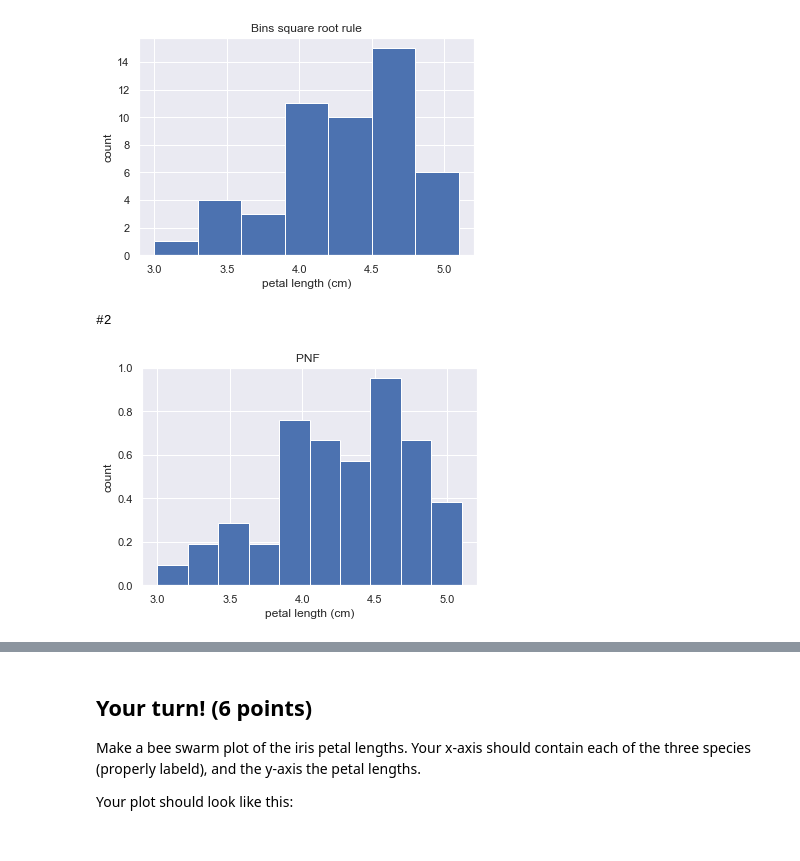
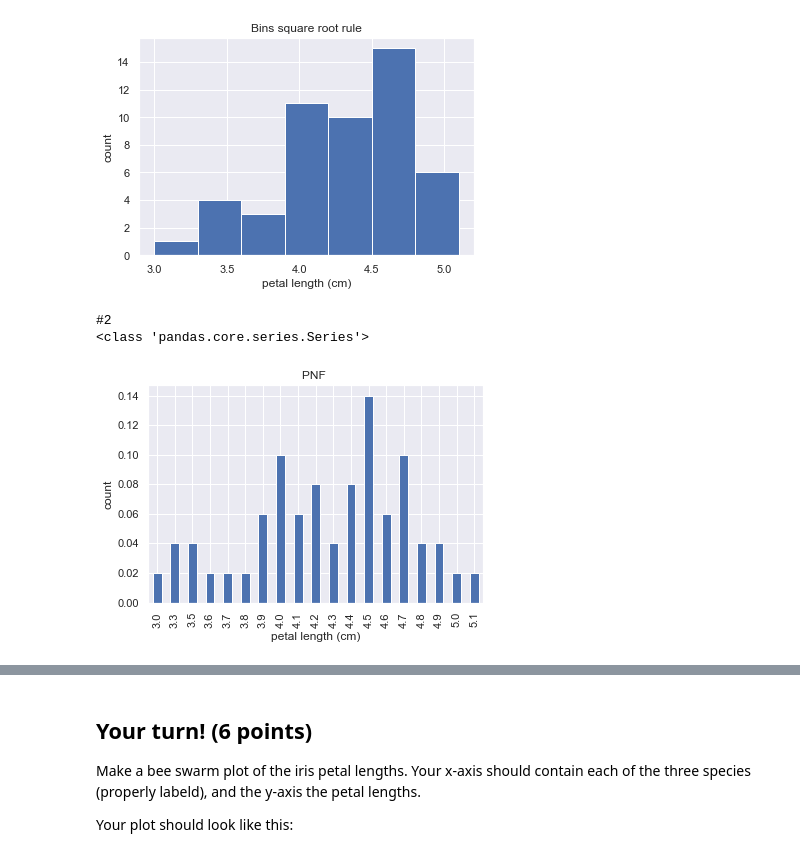
Before and after one commit to AdamCorbinFAUPhD/CAP5768-Intro-to-Data-Science, a Jupyter notebook: assignment_3/CAP5768_Assignment3_Corbin_Adam.ipynb, the cells around one changed output, grey strips where cells are left out. Cells and saved outputs as stored; diff of their text form; code cells hidden in the pictures.

Commit message:
Working on scatter plots

```diff
--- a/assignment_3/CAP5768_Assignment3_Corbin_Adam.ipynb
+++ b/assignment_3/CAP5768_Assignment3_Corbin_Adam.ipynb
@@ -103,15 +104,20 @@ plt.show()
 [figure]
 # %%
 print("#2")
+#Get total
+# create dictionary where you have frequency/total
+n = len(versicolor_petal_length)
+pmf = versicolor_petal_length.value_counts()/n
 
-plt.hist(versicolor_petal_length, density=True)
+pmf.sort_index().plot(kind='bar')
 
 # Label axes
 plt.xlabel('petal length (cm)')
 plt.ylabel('count')
 plt.title("PNF ")
 # Show histogram
 plt.show()
 # %% [output]
 #2
+<class 'pandas.core.series.Series'>
-[figure, old version]
+[figure, new version]
```
Also changed, not shown: parts of 11 cells of this notebook.
